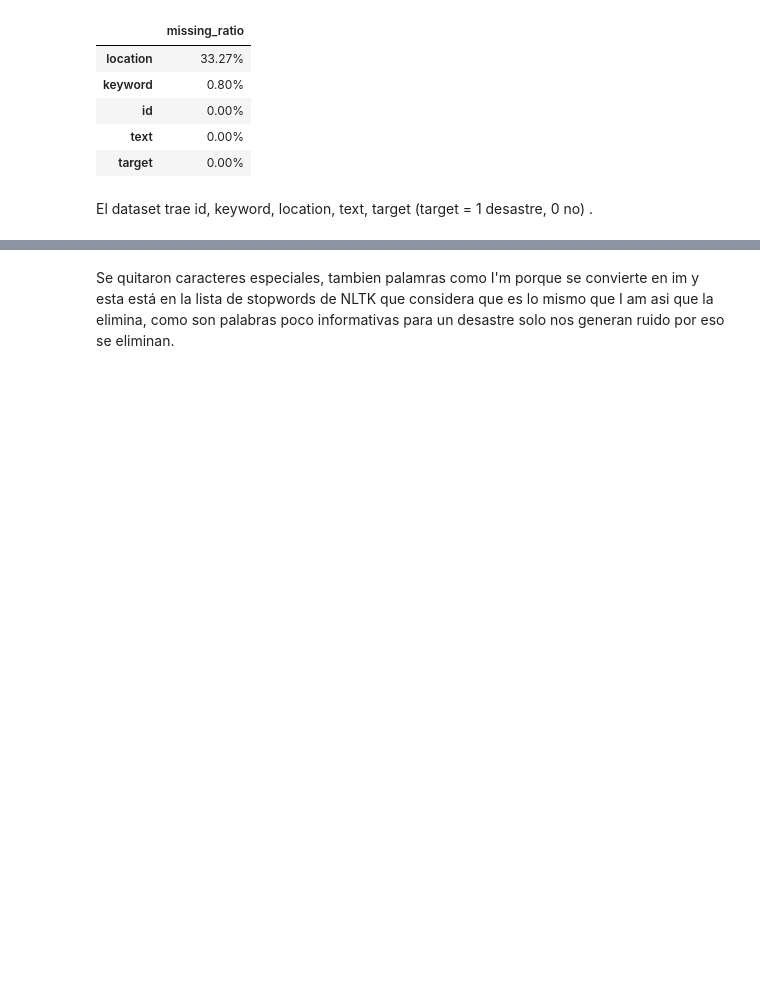
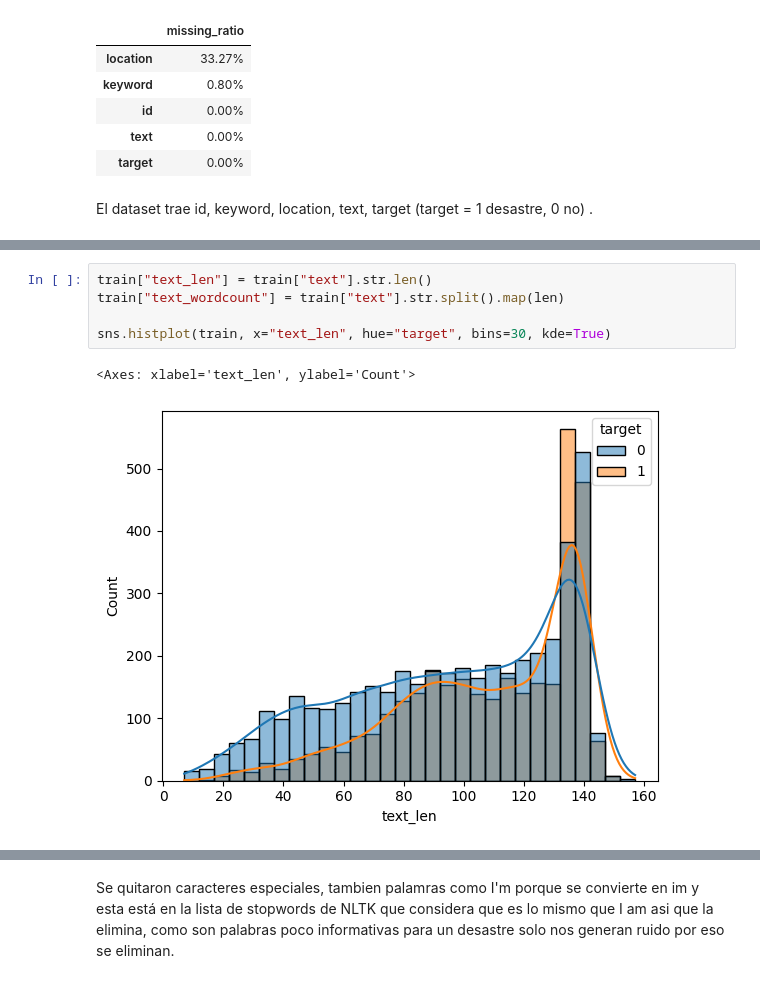
Before and after one commit to DiegoLinares11/Clasificacion-de-Tweets-usando-Mineria-de-Texto, a Jupyter notebook: mineriaDeTextos.ipynb, the cells around one changed output, grey strips where cells are left out. Drawn from its saved outputs; the diff is of its cells as text; blank space fills up the shorter version.

```diff
--- a/mineriaDeTextos.ipynb
+++ b/mineriaDeTextos.ipynb
@@ -77,0 +94,8 @@ El dataset trae id, keyword, location, text, target (target = 1 desastre, 0 no)
+# %%
+train["text_len"] = train["text"].str.len()
+train["text_wordcount"] = train["text"].str.split().map(len)
+
+sns.histplot(train, x="text_len", hue="target", bins=30, kde=True)
+# %% [output]
+<Axes: xlabel='text_len', ylabel='Count'>
+[figure, added]
```
Also changed, not shown: parts of 16 cells of this notebook.
